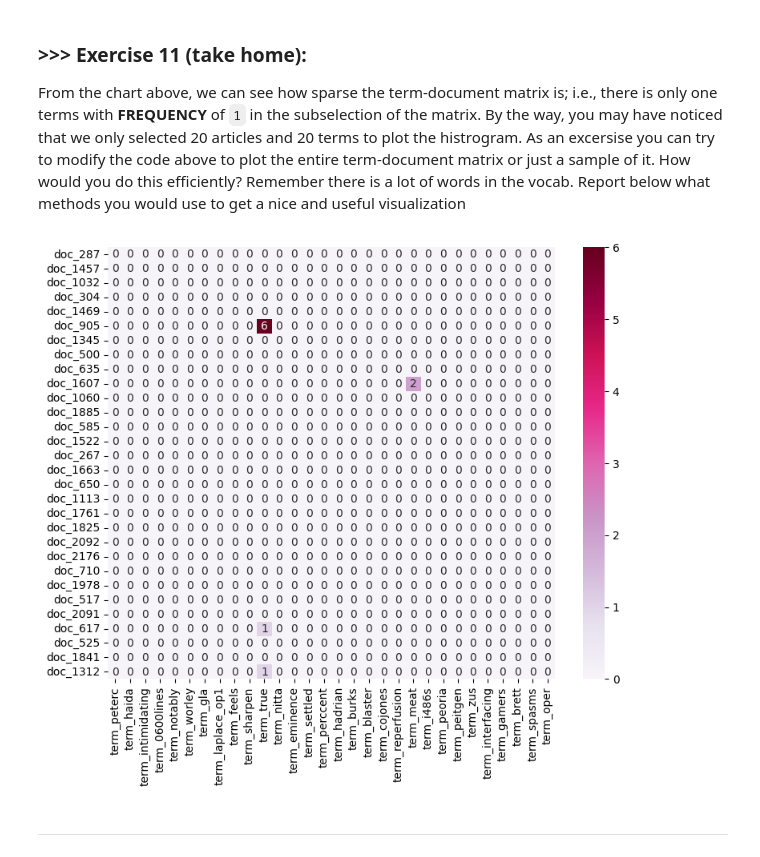
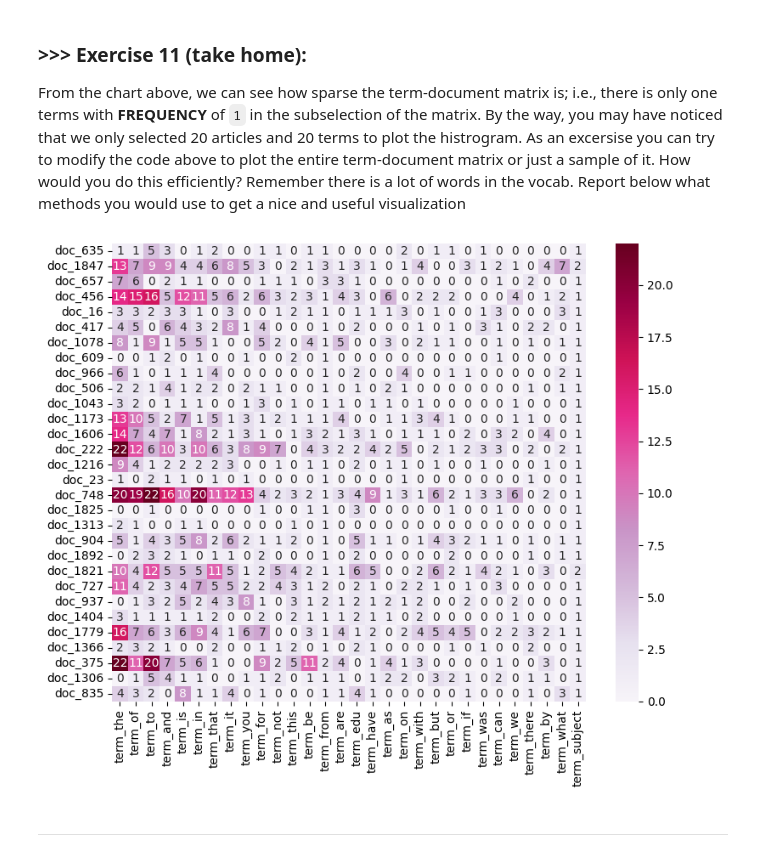
Before and after one commit to OwenHsieh26274/DM2025-Lab1-Exercise, a Jupyter notebook: DM2025-Lab1-Master.ipynb, the cells around one changed output. Drawn from its saved outputs; the diff is of its cells as text; code cells hidden in the pictures.

```diff
--- a/DM2025-Lab1-Master.ipynb
+++ b/DM2025-Lab1-Master.ipynb
@@ -1092,20 +1092,22 @@ Check out more beautiful color palettes here: https://python-graph-gallery.com/1
 From the chart above, we can see how sparse the term-document matrix is; i.e., there is only one terms with **FREQUENCY** of `1` in the subselection of the matrix. By the way, you may have noticed that we only selected 20 articles and 20 terms to plot the histrogram. As an excersise you can try to modify the code above to plot the entire term-document matrix or just a sample of it. How would you do this efficiently? Remember there is a lot of words in the vocab. Report below what methods you would use to get a nice and useful visualization
 # %%
 # Answer here
-sampled_terms = np.random.choice(X_counts.shape[1], 30, replace=False)
+term_frequencies = np.asarray(X_counts.sum(axis=0))[0]
+
+sampled_terms = np.argsort(term_frequencies)[::-1][:30]
 sampled_docs = np.random.choice(X_counts.shape[0], 30, replace=False)
 
 plot_x = ["term_"+str(i) for i in count_vect.get_feature_names_out()[sampled_terms]]
 plot_y = ["doc_" + str(i) for i in list(X.index[sampled_docs])]
 plot_z = X_counts[sampled_docs, :][:, sampled_terms].toarray()
 
 df_todraw = pd.DataFrame(plot_z, columns = plot_x, index = plot_y)
 plt.subplots(figsize=(9, 7))
 ax = sns.heatmap(df_todraw,
                  cmap="PuRd",
                  vmin=0, vmax=df_todraw.values.max(), annot=True)
 # %% [output]
-[figure, old version]
+[figure, new version]
 # %% [markdown]
 ---
 # %% [markdown]
```
Also changed, not shown: parts of 8 cells of this notebook.
